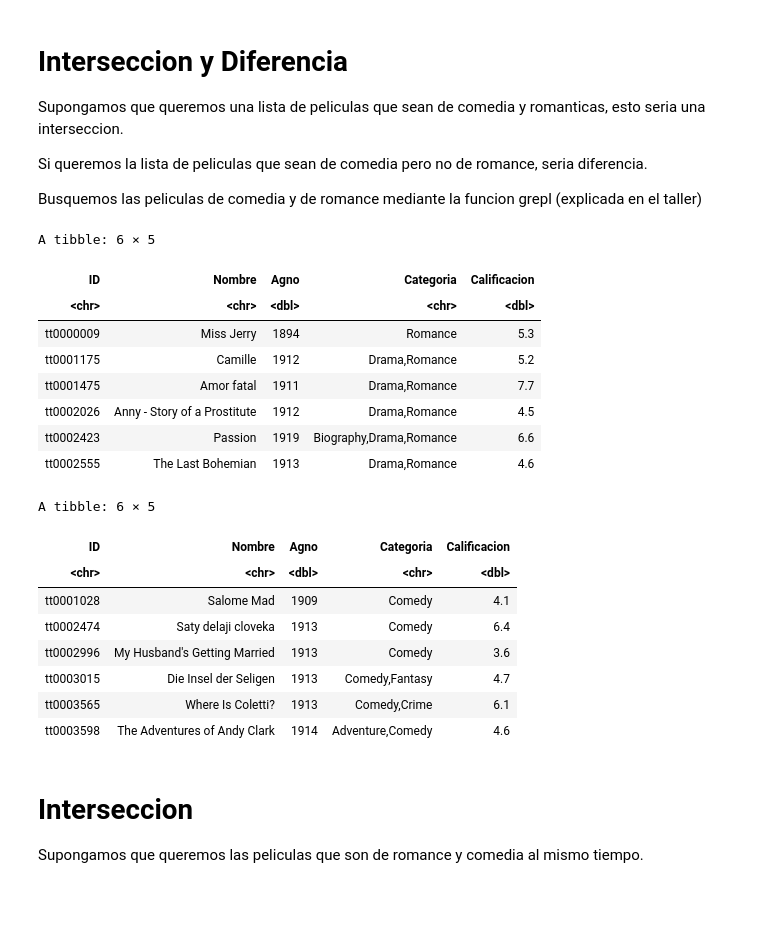
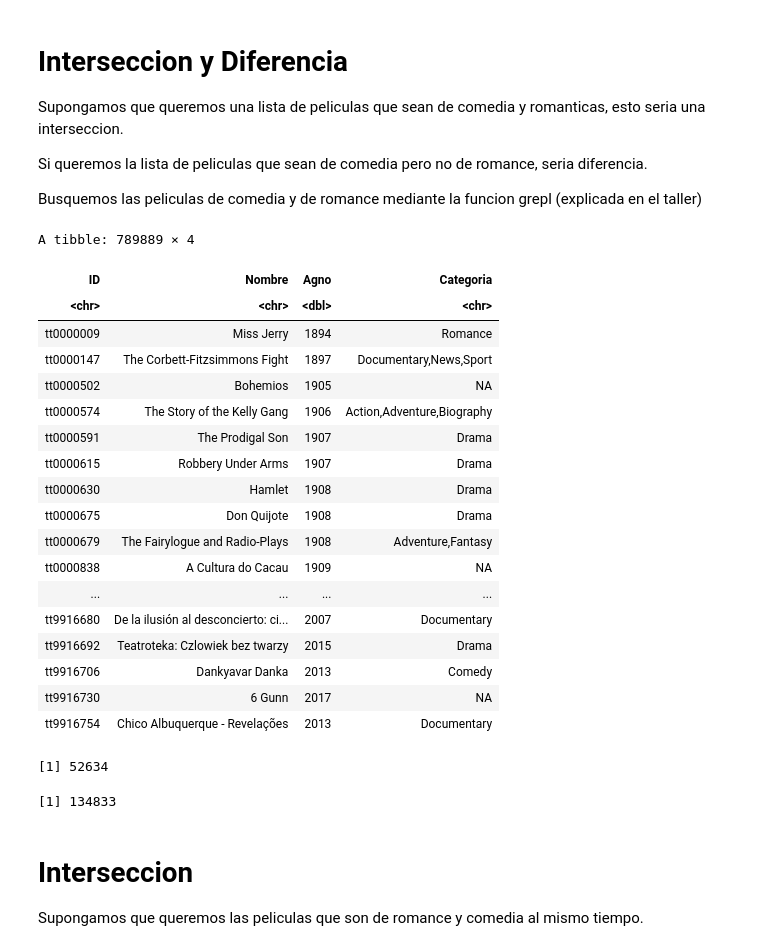
Before and after one commit to maxigaarp/Gestion_de_datos_2023, a Jupyter notebook: C2-Operaciones_en_bd.ipynb, the cells around one changed output. Cells and saved outputs as stored; diff of their text form; code cells hidden in the pictures; blank space fills up the shorter version.

```diff
--- a/C2-Operaciones_en_bd.ipynb
+++ b/C2-Operaciones_en_bd.ipynb
@@ -458,34 +263,40 @@ Supongamos que queremos una lista de peliculas que sean de comedia y romanticas,
 Si queremos la lista de peliculas que sean de comedia pero no de romance, seria diferencia.
 
 Busquemos las peliculas de comedia y de romance mediante la funcion grepl (explicada en el taller)
+# %%
+peliculas2
+# %% [output]
+A tibble: 789889 × 4
+| ID | Nombre | Agno | Categoria |
+| <chr> | <chr> | <dbl> | <chr> |
+| tt0000009 | Miss Jerry | 1894 | Romance |
+| tt0000147 | The Corbett-Fitzsimmons Fight | 1897 | Documentary,News,Sport |
+| tt0000502 | Bohemios | 1905 | NA |
+| tt0000574 | The Story of the Kelly Gang | 1906 | Action,Adventure,Biography |
+| tt0000591 | The Prodigal Son | 1907 | Drama |
+| tt0000615 | Robbery Under Arms | 1907 | Drama |
+| tt0000630 | Hamlet | 1908 | Drama |
+| tt0000675 | Don Quijote | 1908 | Drama |
+| tt0000679 | The Fairylogue and Radio-Plays | 1908 | Adventure,Fantasy |
+| tt0000838 | A Cultura do Cacau | 1909 | NA |
+| ... | ... | ... | ... |
+| tt9916680 | De la ilusión al desconcierto: ci... | 2007 | Documentary |
+| tt9916692 | Teatroteka: Czlowiek bez twarzy | 2015 | Drama |
+| tt9916706 | Dankyavar Danka | 2013 | Comedy |
+| tt9916730 | 6 Gunn | 2017 | NA |
+| tt9916754 | Chico Albuquerque - Revelações | 2013 | Documentary |
 # %%
 peliculas_romance <- peliculas2 %>%
                         filter(grepl("romance", Categoria, ignore.case = TRUE))
-head(peliculas_romance)
+nrow(peliculas_romance)
 # %% [output]
-A tibble: 6 × 5
+[1] 52634
-| ID | Nombre | Agno | Categoria | Calificacion |
-| <chr> | <chr> | <dbl> | <chr> | <dbl> |
-| tt0000009 | Miss Jerry | 1894 | Romance | 5.3 |
-| tt0001175 | Camille | 1912 | Drama,Romance | 5.2 |
-| tt0001475 | Amor fatal | 1911 | Drama,Romance | 7.7 |
-| tt0002026 | Anny - Story of a Prostitute | 1912 | Drama,Romance | 4.5 |
-| tt0002423 | Passion | 1919 | Biography,Drama,Romance | 6.6 |
-| tt0002555 | The Last Bohemian | 1913 | Drama,Romance | 4.6 |
 # %%
 peliculas_comedia <- peliculas2 %>%
                         filter(grepl("comedy", Categoria, ignore.case = TRUE))
-head(peliculas_comedia)
+nrow(peliculas_comedia)
 # %% [output]
-A tibble: 6 × 5
+[1] 134833
-| ID | Nombre | Agno | Categoria | Calificacion |
-| <chr> | <chr> | <dbl> | <chr> | <dbl> |
-| tt0001028 | Salome Mad | 1909 | Comedy | 4.1 |
-| tt0002474 | Saty delaji cloveka | 1913 | Comedy | 6.4 |
-| tt0002996 | My Husband's Getting Married | 1913 | Comedy | 3.6 |
-| tt0003015 | Die Insel der Seligen | 1913 | Comedy,Fantasy | 4.7 |
-| tt0003565 | Where Is Coletti? | 1913 | Comedy,Crime | 6.1 |
-| tt0003598 | The Adventures of Andy Clark | 1914 | Adventure,Comedy | 4.6 |
 # %% [markdown]
 # Interseccion
 
```
Also changed, not shown: parts of 39 cells of this notebook.
